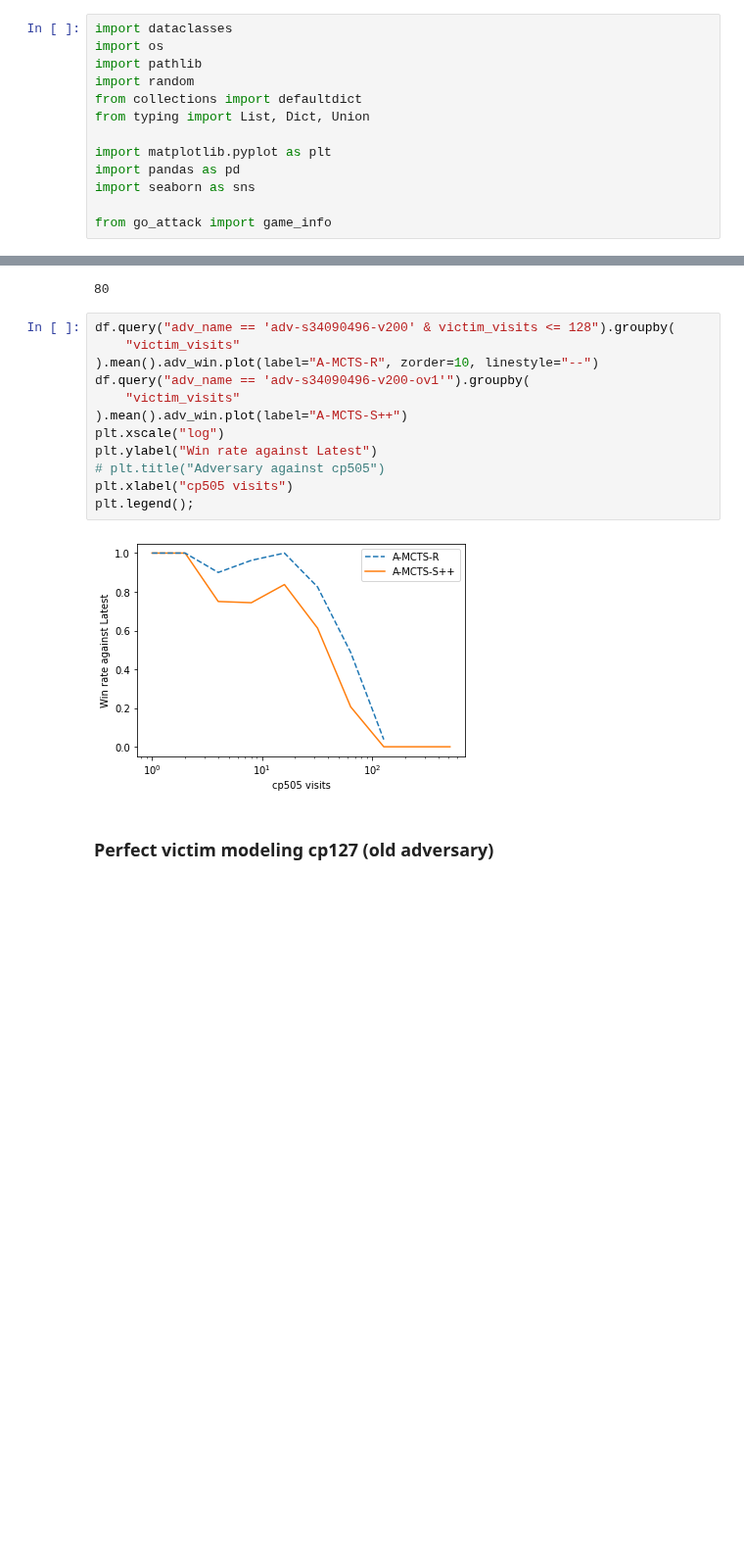
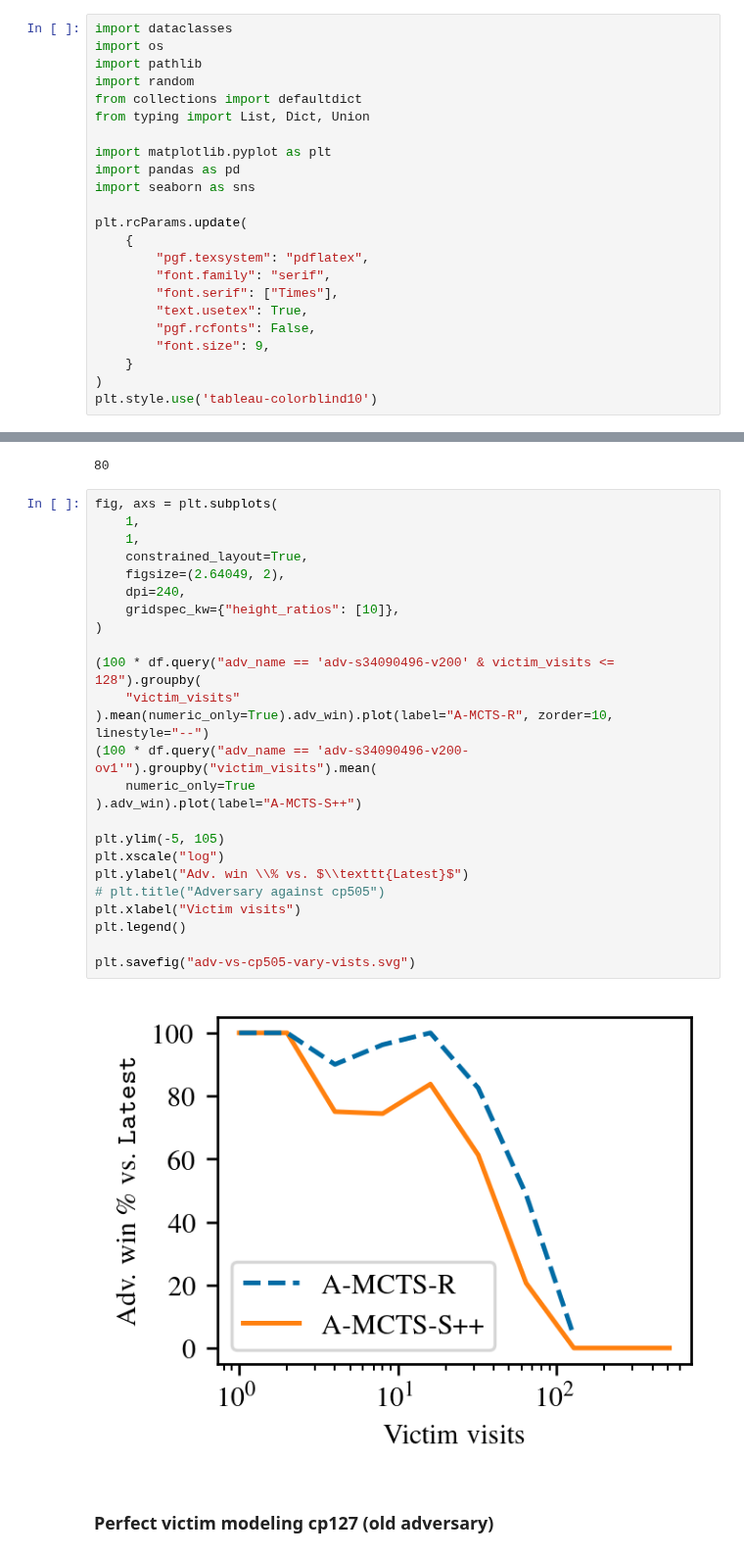
Before and after one commit to AlignmentResearch/go_attack, a Jupyter notebook: notebooks/iclr2022/plots.ipynb, the cells around one changed output, grey strips where cells are left out. Shown at 98% size. Cells and saved outputs as stored; diff of their text form; blank space fills up the shorter version.

```diff
--- a/notebooks/iclr2022/plots.ipynb
+++ b/notebooks/iclr2022/plots.ipynb
@@ -12,4 +12,14 @@ import matplotlib.pyplot as plt
 import pandas as pd
 import seaborn as sns
 
-from go_attack import game_info
+plt.rcParams.update(
+    {
+        "pgf.texsystem": "pdflatex",
+        "font.family": "serif",
+        "font.serif": ["Times"],
+        "text.usetex": True,
+        "pgf.rcfonts": False,
+        "font.size": 9,
+    }
+)
+plt.style.use('tableau-colorblind10')
@@ -100,19 +117,32 @@ len(df.query("adv_name == 'adv-s34090496-v200' and victim_visits == 128"))
 # %% [output]
 80
 # %%
-df.query("adv_name == 'adv-s34090496-v200' & victim_visits <= 128").groupby(
+fig, axs = plt.subplots(
+    1,
+    1,
+    constrained_layout=True,
+    figsize=(2.64049, 2),
+    dpi=240,
+    gridspec_kw={"height_ratios": [10]},
+)
+
+(100 * df.query("adv_name == 'adv-s34090496-v200' & victim_visits <= 128").groupby(
     "victim_visits"
-).mean().adv_win.plot(label="A-MCTS-R", zorder=10, linestyle="--")
-df.query("adv_name == 'adv-s34090496-v200-ov1'").groupby(
-    "victim_visits"
-).mean().adv_win.plot(label="A-MCTS-S++")
+).mean(numeric_only=True).adv_win).plot(label="A-MCTS-R", zorder=10, linestyle="--")
+(100 * df.query("adv_name == 'adv-s34090496-v200-ov1'").groupby("victim_visits").mean(
+    numeric_only=True
+).adv_win).plot(label="A-MCTS-S++")
+
+plt.ylim(-5, 105)
 plt.xscale("log")
-plt.ylabel("Win rate against Latest")
+plt.ylabel("Adv. win \\% vs. $\\texttt{Latest}$")
 # plt.title("Adversary against cp505")
-plt.xlabel("cp505 visits")
-plt.legend();
+plt.xlabel("Victim visits")
+plt.legend()
+
+plt.savefig("adv-vs-cp505-vary-vists.svg")
 # %% [output]
-[figure, old version]
+[figure, new version]
 # %% [markdown]
 ### Perfect victim modeling cp127 (old adversary)
 # %%
```
Also changed, not shown: parts of 10 cells of this notebook, 3 other files.
